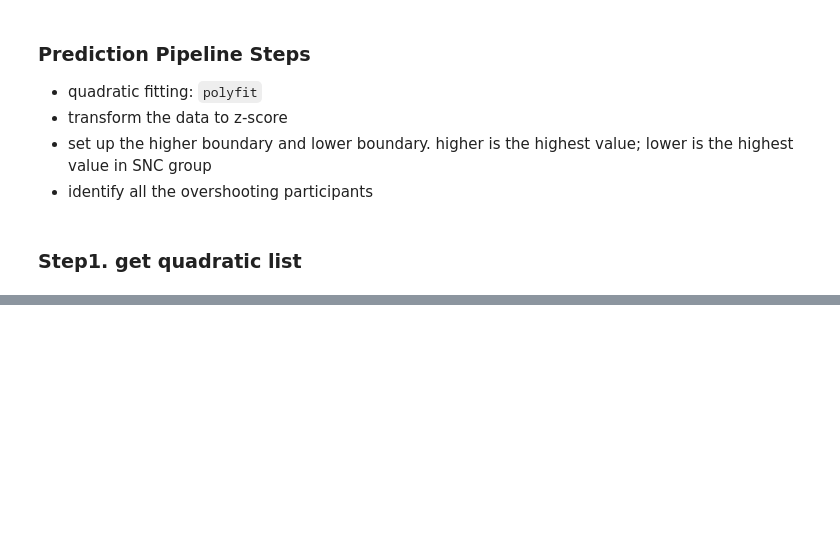
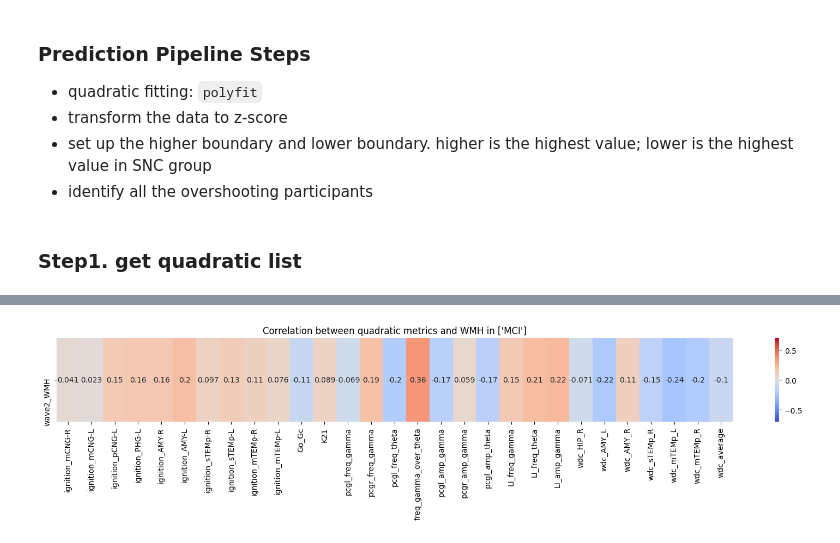
Before and after one commit to yilewang/tvbdemos, a Jupyter notebook: prediction_project/prediction_pipeline.ipynb, the cells around one changed output, grey strips where cells are left out. Drawn from its saved outputs; the diff is of its cells as text; code cells hidden in the pictures; blank space fills up the shorter version.

```diff
--- a/prediction_project/prediction_pipeline.ipynb
+++ b/prediction_project/prediction_pipeline.ipynb
@@ -13,6 +14,8 @@ from scipy import stats
 - identify all the overshooting participants
 # %%
 data = pd.read_excel('/Users/yilewang/workspaces/data4project/prediction_data.xlsx', sheet_name='main', skiprows=1)
+# drop columns between 33 and 47 in data, Metaconnectivity
+data = data.drop(columns=data.columns[34:47])
 # %%
 ## Step 0. Define function
 def get_r_squared(x, y, degree=2):
@@ -79,0 +149,23 @@ pd_overshoot.to_excel('/Users/yilewang/workspaces/data4project/overshoot.xlsx',
+# %%
+### get NC and MCI group comparison
+# find the common caseid between pd_quadratic and wmh_wave2
+common_caseid = pd_quadratic['caseid'][pd_quadratic['caseid'].isin(wmh_wave2['M_w2_ID'])]
+grouping = [ 'MCI']
+corr_heatmap = pd.DataFrame()
+for i in pd_quadratic.columns[2:]:
+    corr_cof, p = scipy.stats.pearsonr(pd_quadratic[pd_quadratic['group'].isin(grouping) & pd_quadratic['caseid'].isin(common_caseid)].sort_values(by='caseid')[i],wmh_wave2[wmh_wave2['M_w2_group'].isin(grouping)].sort_values(by='M_w2_ID')['M_w2_totalWMH'])
+    corr_heatmap.loc[i, 'p_value'] = p
+    corr_heatmap.loc[i, 'wave2_WMH'] = corr_cof
+for indx, i in enumerate(corr_heatmap.index):
+    if corr_heatmap.loc[i, 'p_value'] < 0.05:
+        corr_heatmap.loc[i, "sig"] = i + '*'
+    else:
+        corr_heatmap.loc[i, "sig"] = i
+
+# plot correlation heatmap
+plt.figure(figsize=(20, 2))
+sns.heatmap(corr_heatmap.iloc[:,1:2].T, xticklabels= corr_heatmap['sig'], annot=True, cmap='coolwarm', vmin=-0.7, vmax=0.7)
+plt.title(f'Correlation between quadratic metrics and WMH in {grouping}')
+plt.show()
+# %% [output]
+[figure, added]
```
Also changed, not shown: parts of 11 cells of this notebook, 5 other files.
